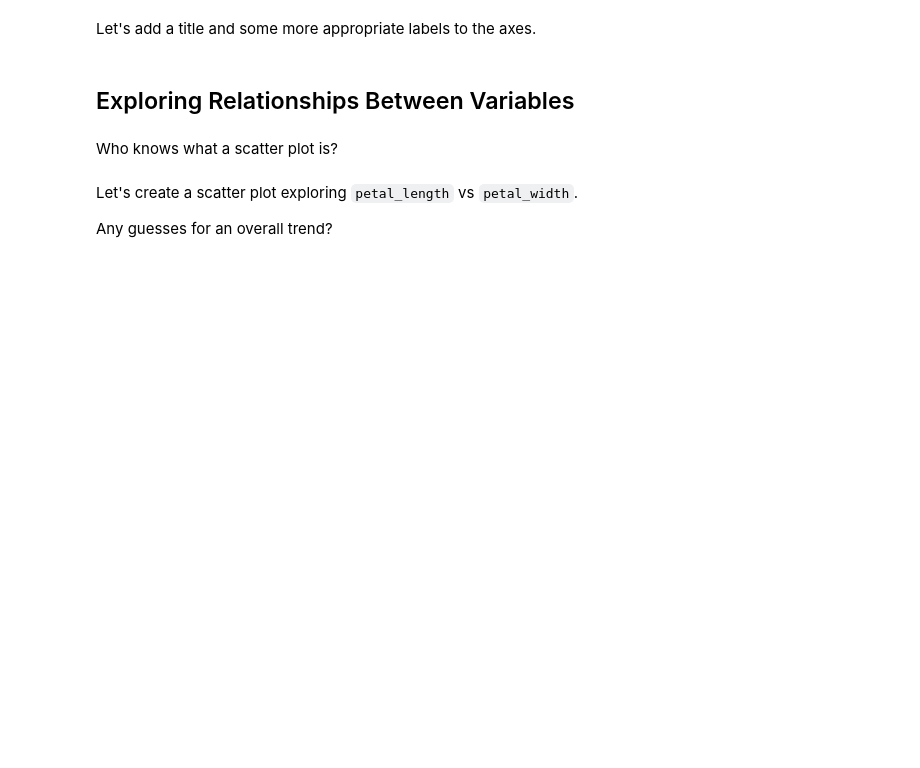
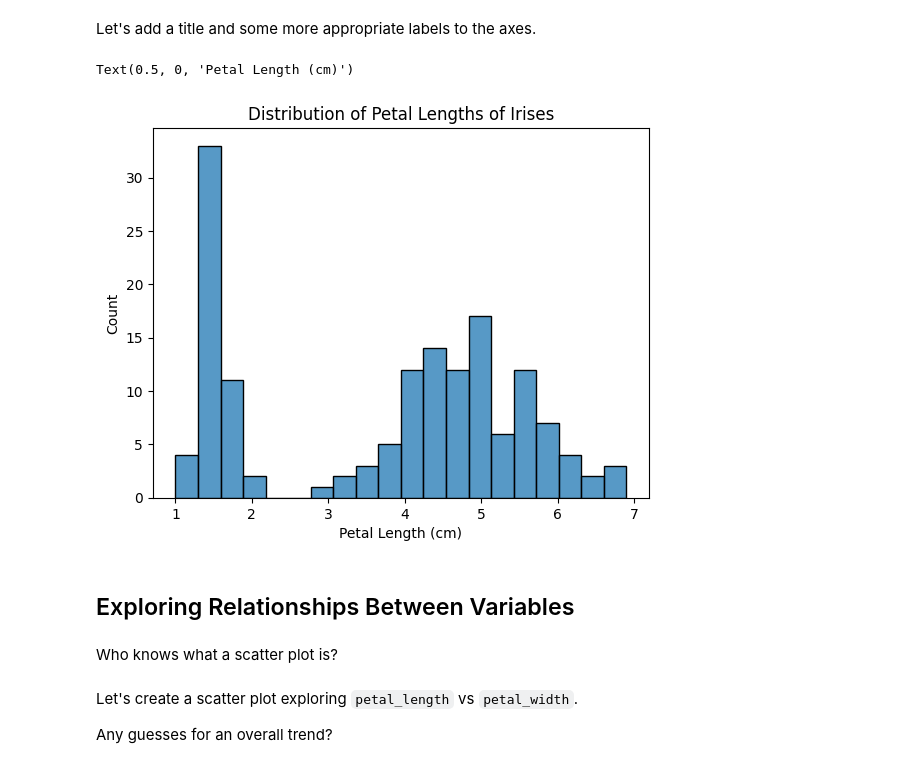
Before and after one commit to dymiyata/python-pro-intro-to-ml-spring-2026, a Jupyter notebook: intro_to_data_visualization.ipynb, the cells around one changed output. Cells and saved outputs as stored; diff of their text form; code cells hidden in the pictures; blank space fills up the shorter version.

```diff
--- a/intro_to_data_visualization.ipynb
+++ b/intro_to_data_visualization.ipynb
@@ -61,5 +114,12 @@ We can make a histogram to view the distribution of a single column in our dataf
 # %% [markdown]
 Let's add a title and some more appropriate labels to the axes.
+# %%
+sns.histplot(df["petal_length"], bins=20)
+plt.title("Distribution of Petal Lengths of Irises")
+plt.xlabel("Petal Length (cm)")
+# %% [output]
+Text(0.5, 0, 'Petal Length (cm)')
+[figure, added]
 # %% [markdown]
 ## Exploring Relationships Between Variables
 # %% [markdown]
```
Also changed, not shown: parts of 13 cells of this notebook.
